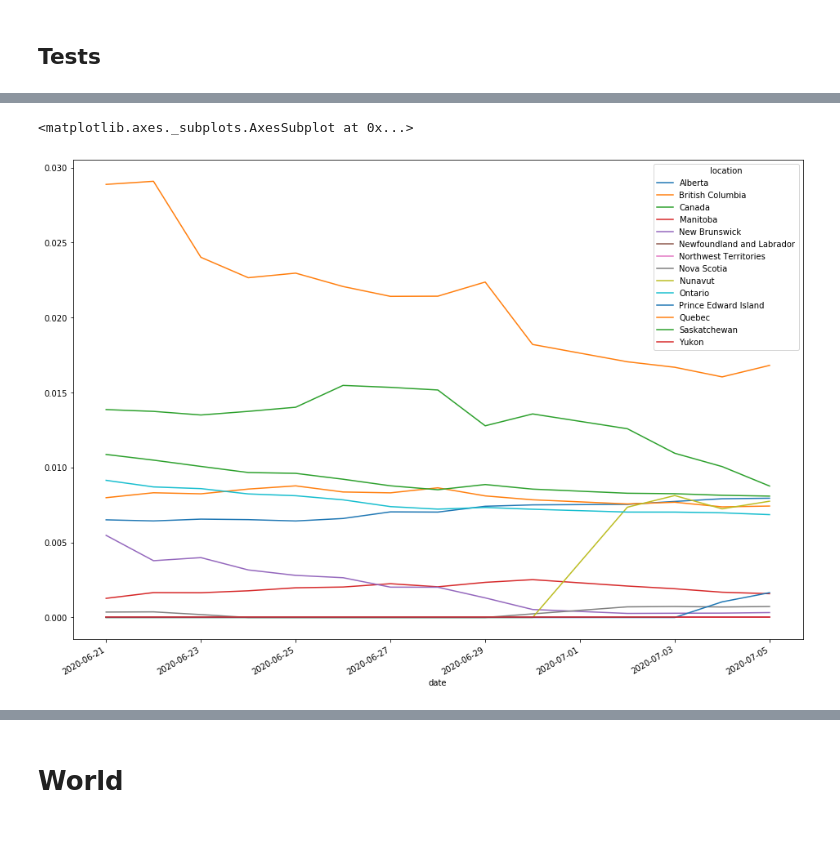
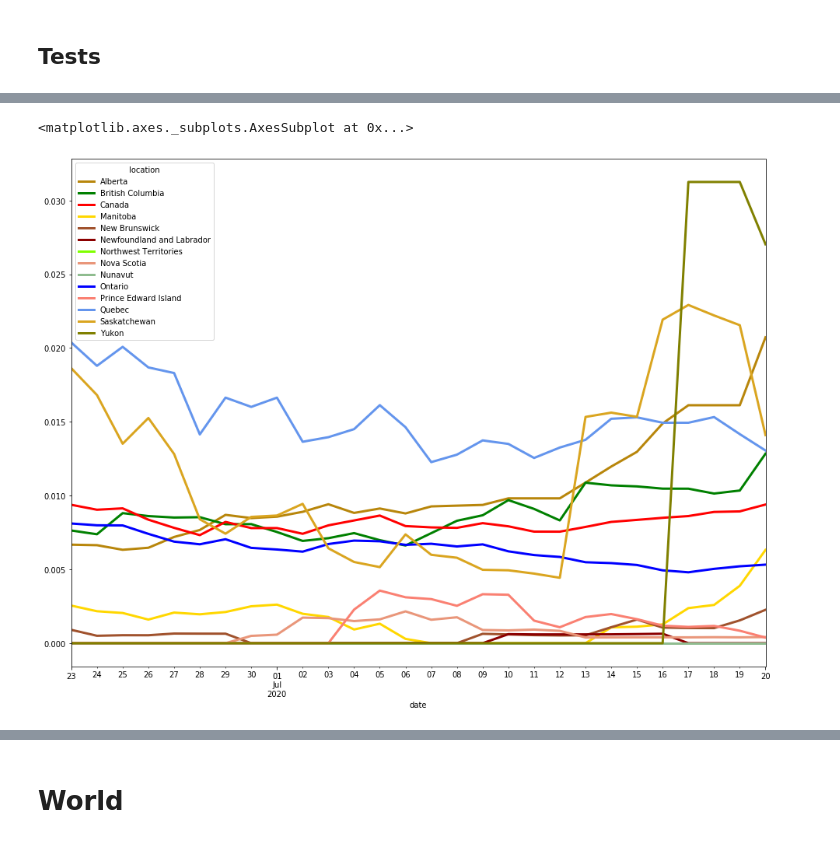
Before and after one commit to cyberlogician/covid-19, a Jupyter notebook: COVID-19.ipynb, the cells around one changed output, grey strips where cells are left out. Cells and saved outputs as stored; diff of their text form; code cells hidden in the pictures.

Commit message:
src/dataset.py - added pos_test_rate method to CovidDataset - modified growth rate method to accept "active_confirmed_cases" and "pos_test_rate" as valid variables
WIP updates to notebooks

```diff
--- a/COVID-19.ipynb
+++ b/COVID-19.ipynb
@@ -201,17 +218,22 @@ plt.show()
 # %%
 # Plot the positive test rate over the last ma_win days
-ma_win = 14
+ma_win = 7
 locations = can.provinces
 
-can_nt_rtot = can.var_by_location("new_tests", *locations).rolling(ma_win).sum()
-can_nc_rtot = can.var_by_location("total_cases", *locations).diff(periods=ma_win)
-can_pt_rolling = can_nc_rtot / (can_nt_rtot)
 
+#can_nt_rtot = can.var_by_location("total_tests", *locations).diff(periods=ma_win)
+#can_nc_rtot = can.var_by_location("total_cases", *locations).diff(periods=ma_win)
+#can_pt = can_nc_rtot / (can_nt_rtot)
+can_pt = can.pos_test_rate(ma_win, *locations)
 
-can_pt_rolling[-14:].plot(figsize=(16,12))
+can_pt[-28:].plot(
+    figsize=(16,12),
+    color=[can.prov_colours[loc] for loc in sorted(locations)],
+    lw=3
+)
 # %% [output]
 <matplotlib.axes._subplots.AxesSubplot at 0x...>
-[figure, old version]
+[figure, new version]
 # %%
 def prob_exposure(group_size, ptr, isolation_compliance=0.8):
     return 1 - np.power(1 - ptr + isolation_compliance * ptr, group_size)
```
Also changed, not shown: parts of 28 cells of this notebook, 3 other files.
